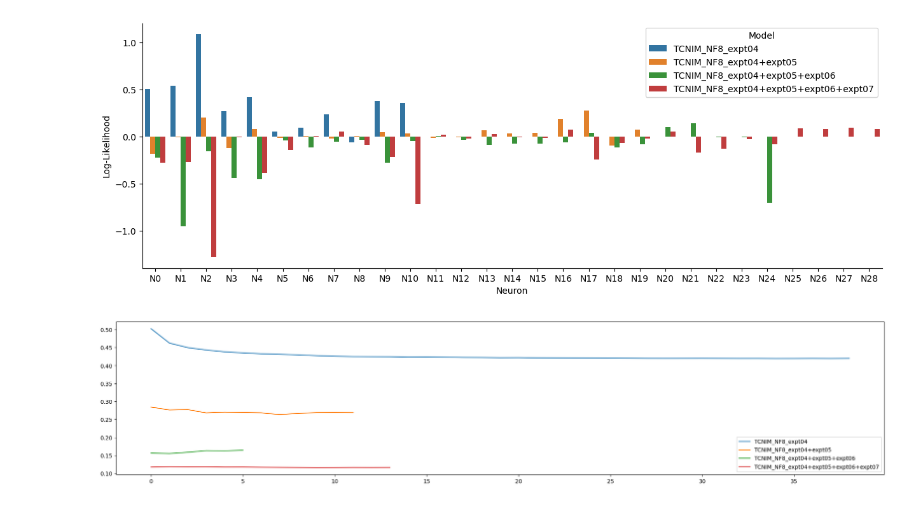
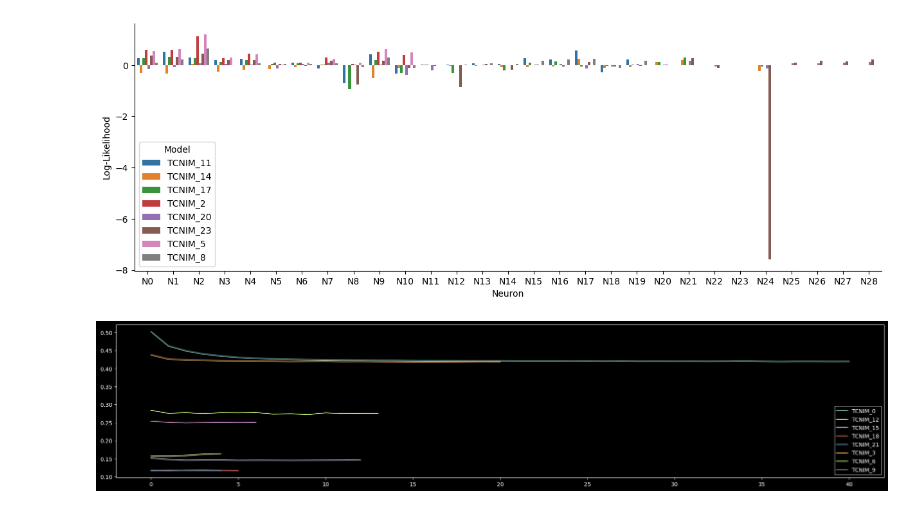
Before and after one commit to NeuroTheoryUMD/mattjac, a Jupyter notebook: v1/exp_TCNIM.ipynb, the cells around one changed output. Saved outputs shown, nothing was run; the diff lists cells and outputs as text; code cells hidden in the pictures.

```diff
--- a/v1/exp_TCNIM.ipynb
+++ b/v1/exp_TCNIM.ipynb
@@ -5,2 +10,3 @@ Invoking __init__.py for NDNT.utils
 # %%
-e = exp.load('exp_TCNIM', 'experiments')
+e = exp.load('exp_TCNIM_inh', 'experiments')
+e.trials
@@ -27,8 +31,8 @@ e.trials
 # %%
-e.plot_LLs(trials=e.trials_where(num_filters=8))
+e.plot_LLs(trials=e.trials_where(num_filters=16))
 # %% [output]
-[figure, old version]
+[figure, new version]
 # %%
 e.plot_losses(trials=e.trials_where(num_filters=8), figsize=(25,5))
 # %% [output]
-[figure, old version]
+[figure, new version]
```
Also changed, not shown: parts of 5 cells of this notebook, 3 other files.
